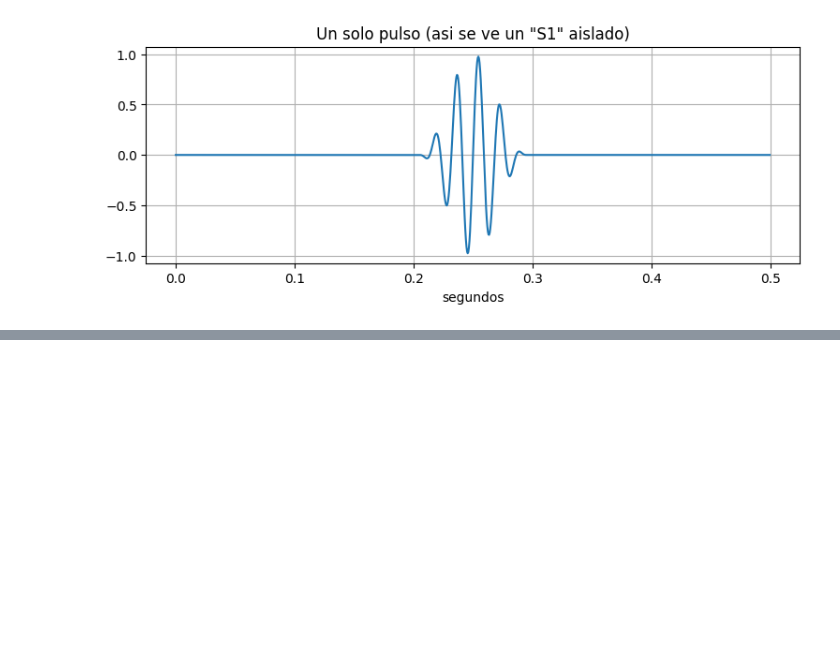
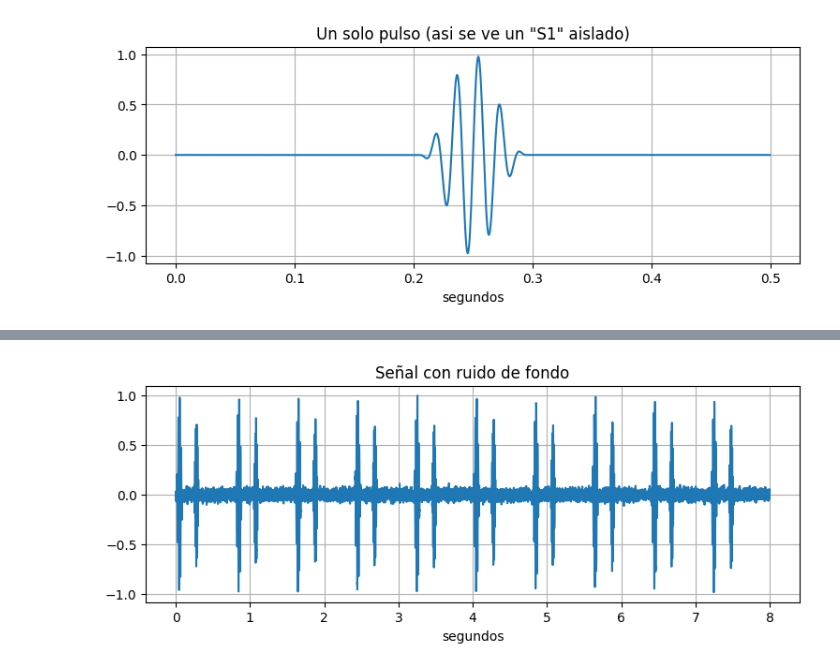
Before and after one commit to fortunatoramirez/clasificador-ac, a Jupyter notebook: notebooks/entorno.ipynb, the cells around one changed output, grey strips where cells are left out. Cells and saved outputs as stored; diff of their text form; code cells hidden in the pictures; blank space fills up the shorter version.

```diff
--- a/notebooks/entorno.ipynb
+++ b/notebooks/entorno.ipynb
@@ -46,0 +83,19 @@ plt.show()
+# %%
+ruido = RNG.normal(0, 0.03, size=t.shape)
+señal_con_ruido = señal + ruido
+
+señal_normalizada = señal_con_ruido / np.max(np.abs(señal_con_ruido))
+
+plt.plot(t, señal_normalizada)
+plt.title('Señal con ruido de fondo')
+plt.xlabel('segundos')
+plt.show()
+
+from scipy.io import wavfile
+
+audio_int16 = (señal_normalizada * 32767).astype(np.int16)
+wavfile.write('ejemplo_latido.wav', FS, audio_int16)
+
+display(Audio('ejemplo_latido.wav')) #se escucha muy leve el latido, se escucha mas ruido como viento
+# %% [output]
+[figure, added]
```
Also changed, not shown: parts of 3 cells of this notebook, 1 other file.
